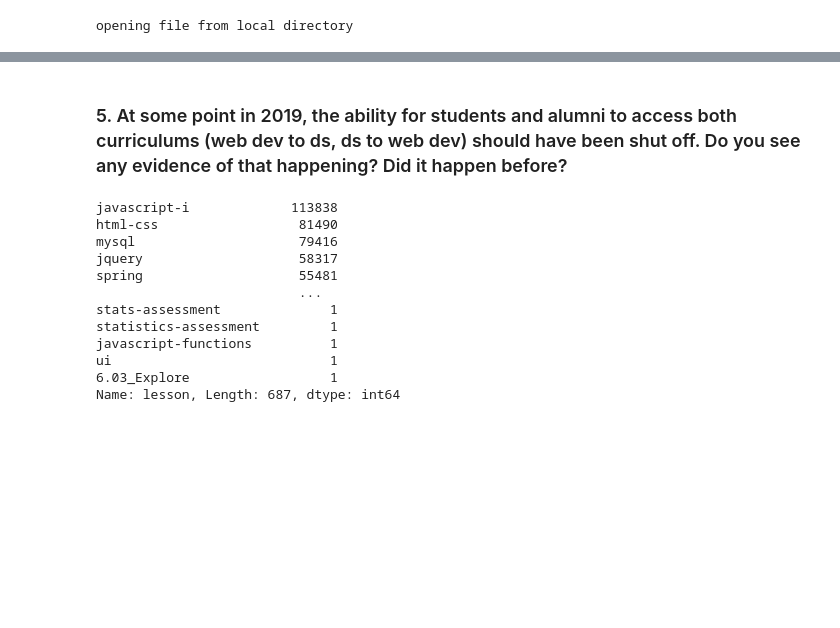
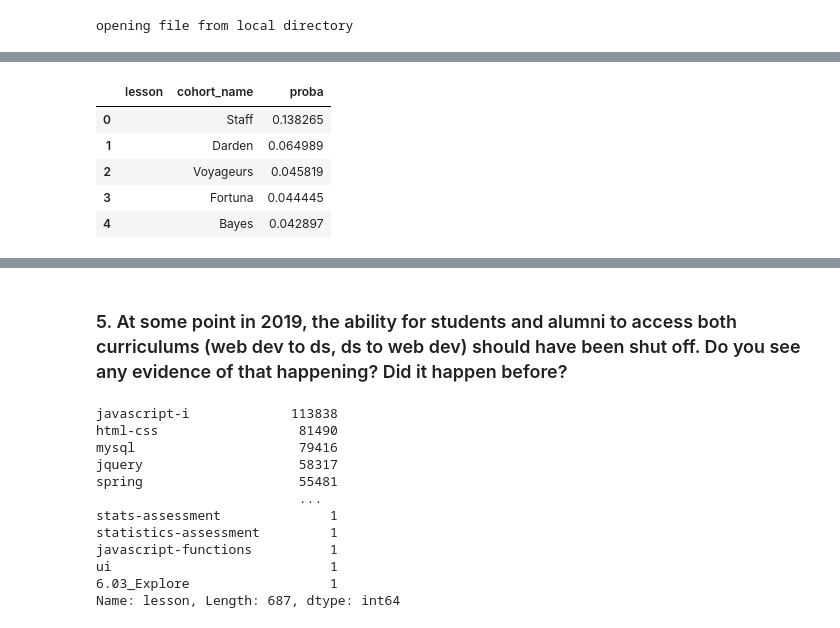
Before and after one commit to Adam-Harris87/anomaly-detection-exercises, a Jupyter notebook: anomaly_detection_exercise.ipynb, the cells around one changed output, grey strips where cells are left out. Saved outputs shown, nothing was run; the diff lists cells and outputs as text; code cells hidden in the pictures; blank space fills up the shorter version.

```diff
--- a/anomaly_detection_exercise.ipynb
+++ b/anomaly_detection_exercise.ipynb
@@ -28,0 +98,9 @@ traffic
+# %%
+lesson_df2.head()
+# %% [output]
+|  | lesson | cohort_name | proba |
+| 0 |  | Staff | 0.138265 |
+| 1 |  | Darden | 0.064989 |
+| 2 |  | Voyageurs | 0.045819 |
+| 3 |  | Fortuna | 0.044445 |
+| 4 |  | Bayes | 0.042897 |
```
Also changed, not shown: parts of 17 cells of this notebook, 4 other files.
